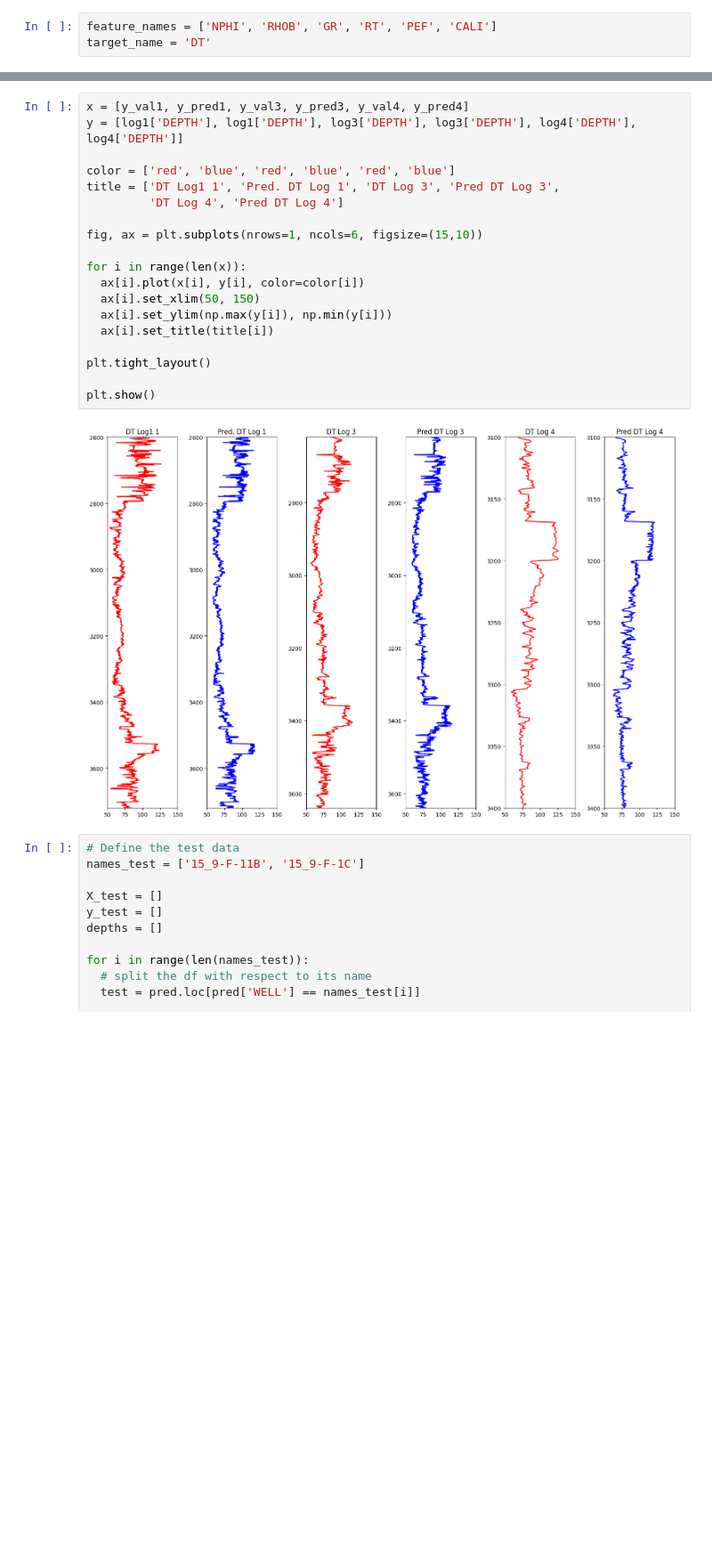
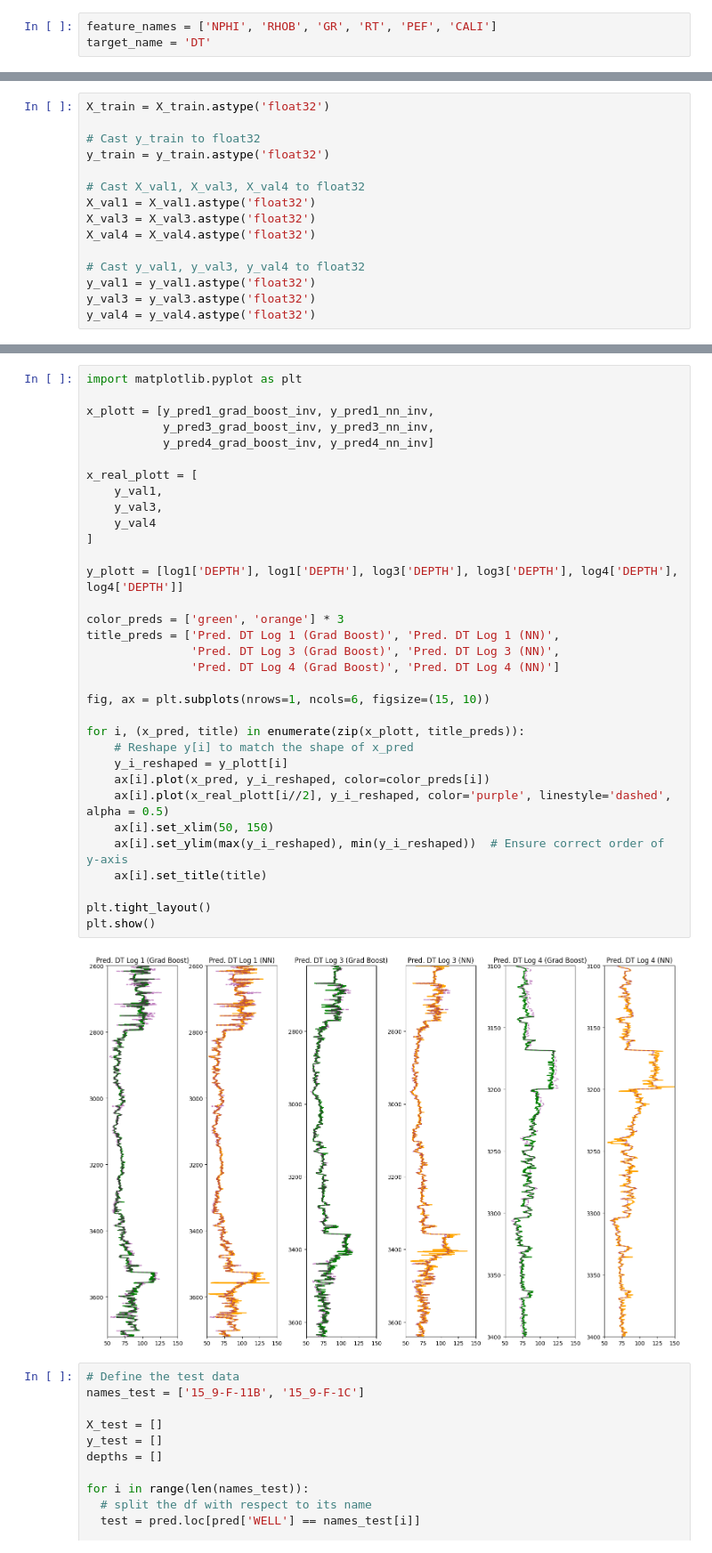
Before and after one commit to OrionXV/-Volve-Well-Log-Prediction, a Jupyter notebook: notebooks/DefaultPredictors.ipynb, the cells around one changed output, grey strips where cells are left out. Shown at 89% size. Cells and saved outputs as stored; diff of their text form; blank space fills up the shorter version.

```diff
--- a/notebooks/DefaultPredictors.ipynb
+++ b/notebooks/DefaultPredictors.ipynb
@@ -233,2 +274,17 @@ for i in range(len(train_well_names)):
 X_val1, X_val3, X_val4 = X_val
 y_val1, y_val3, y_val4 = y_val
+# %%
+X_train = X_train.astype('float32')
+
+# Cast y_train to float32
+y_train = y_train.astype('float32')
+
+# Cast X_val1, X_val3, X_val4 to float32
+X_val1 = X_val1.astype('float32')
+X_val3 = X_val3.astype('float32')
+X_val4 = X_val4.astype('float32')
+
+# Cast y_val1, y_val3, y_val4 to float32
+y_val1 = y_val1.astype('float32')
+y_val3 = y_val3.astype('float32')
+y_val4 = y_val4.astype('float32')
@@ -278,24 +528,38 @@ y_val4, y_pred4 = scaler.inverse_transform(y_val4.reshape(-1,1)), scaler.inverse
 # %%
-x = [y_val1, y_pred1, y_val3, y_pred3, y_val4, y_pred4]
-y = [log1['DEPTH'], log1['DEPTH'], log3['DEPTH'], log3['DEPTH'], log4['DEPTH'], log4['DEPTH']]
+import matplotlib.pyplot as plt
 
-color = ['red', 'blue', 'red', 'blue', 'red', 'blue']
-title = ['DT Log1 1', 'Pred. DT Log 1', 'DT Log 3', 'Pred DT Log 3',
-         'DT Log 4', 'Pred DT Log 4']
+x_plott = [y_pred1_grad_boost_inv, y_pred1_nn_inv,
+           y_pred3_grad_boost_inv, y_pred3_nn_inv,
+           y_pred4_grad_boost_inv, y_pred4_nn_inv]
 
-fig, ax = plt.subplots(nrows=1, ncols=6, figsize=(15,10))
+x_real_plott = [
+    y_val1,
+    y_val3,
+    y_val4
+]
 
-for i in range(len(x)):
-  ax[i].plot(x[i], y[i], color=color[i])
-  ax[i].set_xlim(50, 150)
-  ax[i].set_ylim(np.max(y[i]), np.min(y[i]))
-  ax[i].set_title(title[i])
+y_plott = [log1['DEPTH'], log1['DEPTH'], log3['DEPTH'], log3['DEPTH'], log4['DEPTH'], log4['DEPTH']]
+
+color_preds = ['green', 'orange'] * 3
+title_preds = ['Pred. DT Log 1 (Grad Boost)', 'Pred. DT Log 1 (NN)',
+               'Pred. DT Log 3 (Grad Boost)', 'Pred. DT Log 3 (NN)',
+               'Pred. DT Log 4 (Grad Boost)', 'Pred. DT Log 4 (NN)']
+
+fig, ax = plt.subplots(nrows=1, ncols=6, figsize=(15, 10))
+
+for i, (x_pred, title) in enumerate(zip(x_plott, title_preds)):
+    # Reshape y[i] to match the shape of x_pred
+    y_i_reshaped = y_plott[i]
+    ax[i].plot(x_pred, y_i_reshaped, color=color_preds[i])
+    ax[i].plot(x_real_plott[i//2], y_i_reshaped, color='purple', linestyle='dashed', alpha = 0.5)
+    ax[i].set_xlim(50, 150)
+    ax[i].set_ylim(max(y_i_reshaped), min(y_i_reshaped))  # Ensure correct order of y-axis
+    ax[i].set_title(title)
 
 plt.tight_layout()
-
 plt.show()
 # %% [output]
-[figure, old version]
+[figure, new version]
 # %%
 # Define the test data
 names_test = ['15_9-F-11B', '15_9-F-1C']
```
Also changed, not shown: parts of 34 cells of this notebook.
